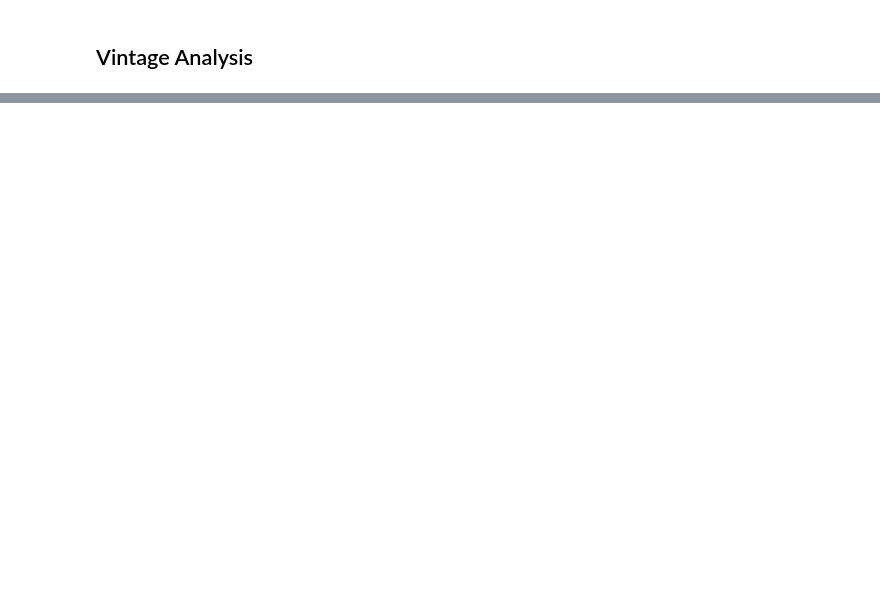
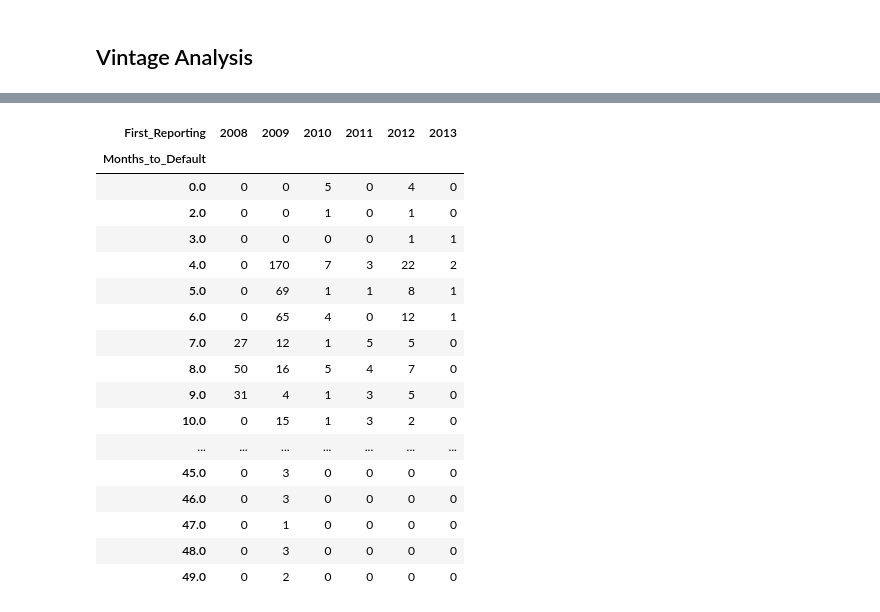
Before and after one commit to Shruti-codes-ml/B-Score, a Jupyter notebook: ShrutiPathak_Assignment1.ipynb, the cells around one changed output, grey strips where cells are left out. Saved outputs shown, nothing was run; the diff lists cells and outputs as text; code cells hidden in the pictures; blank space fills up the shorter version.

```diff
--- a/ShrutiPathak_Assignment1.ipynb
+++ b/ShrutiPathak_Assignment1.ipynb
@@ -391,2 +390,5 @@ roll_rate
 # %% [markdown]
 ## Vintage Analysis
+# %%
+data2 = data
+data2
@@ -392,0 +409,12 @@ roll_rate
+# %%
+data2['First_Reporting'] = data2.groupby('MASK_CREDITCARD')['PERIOD'].transform('min')
+data2['Default'] = data2['NB_DAYS_DELINQ'].astype(float) >= 4
+data2['First_Default_Date'] = data2.groupby('MASK_CREDITCARD')['PERIOD'].transform(lambda x: x[data2['Default']].min())
+data2['Is_First_Default'] = data2['PERIOD'] == data2['First_Default_Date']
+data2['Months_to_Default'] = np.where(
+    data2['Is_First_Default'],
+    (data2['PERIOD'] - data2['First_Reporting']).dt.days // 30,
+    np.nan
+)
+data2['First_Reporting'] = data2.groupby('MASK_CREDITCARD')['PERIOD'].transform('min').dt.year
+data2
@@ -392,0 +435,29 @@ roll_rate
+# %%
+pivot_table = pd.pivot_table(
+    data2.dropna(subset=['Months_to_Default']),
+    values='MASK_CREDITCARD',
+    index='Months_to_Default',
+    columns='First_Reporting',
+    aggfunc='nunique',
+    fill_value=0
+)
+pivot_table
+# %% [output]
+| First_Reporting | 2008 | 2009 | 2010 | 2011 | 2012 | 2013 |
+| Months_to_Default |  |  |  |  |  |  |
+| 0.0 | 0 | 0 | 5 | 0 | 4 | 0 |
+| 2.0 | 0 | 0 | 1 | 0 | 1 | 0 |
+| 3.0 | 0 | 0 | 0 | 0 | 1 | 1 |
+| 4.0 | 0 | 170 | 7 | 3 | 22 | 2 |
+| 5.0 | 0 | 69 | 1 | 1 | 8 | 1 |
+| 6.0 | 0 | 65 | 4 | 0 | 12 | 1 |
+| 7.0 | 27 | 12 | 1 | 5 | 5 | 0 |
+| 8.0 | 50 | 16 | 5 | 4 | 7 | 0 |
+| 9.0 | 31 | 4 | 1 | 3 | 5 | 0 |
+| 10.0 | 0 | 15 | 1 | 3 | 2 | 0 |
+| ... | ... | ... | ... | ... | ... | ... |
+| 45.0 | 0 | 3 | 0 | 0 | 0 | 0 |
+| 46.0 | 0 | 3 | 0 | 0 | 0 | 0 |
+| 47.0 | 0 | 1 | 0 | 0 | 0 | 0 |
+| 48.0 | 0 | 3 | 0 | 0 | 0 | 0 |
+| 49.0 | 0 | 2 | 0 | 0 | 0 | 0 |
```
Also changed, not shown: parts of 10 cells of this notebook.
